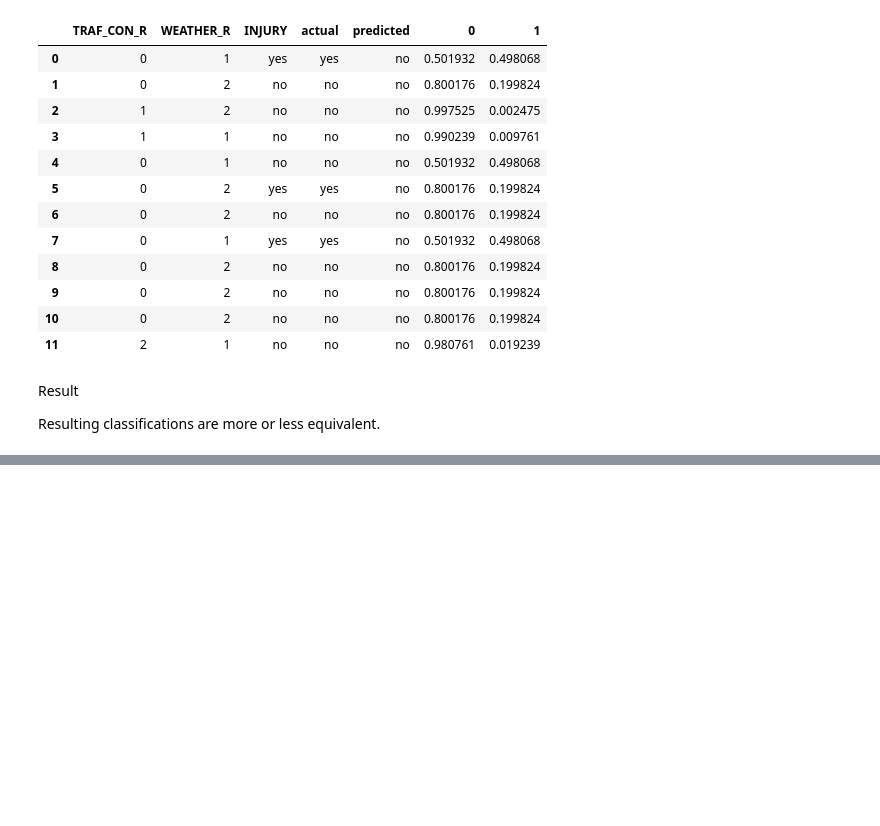
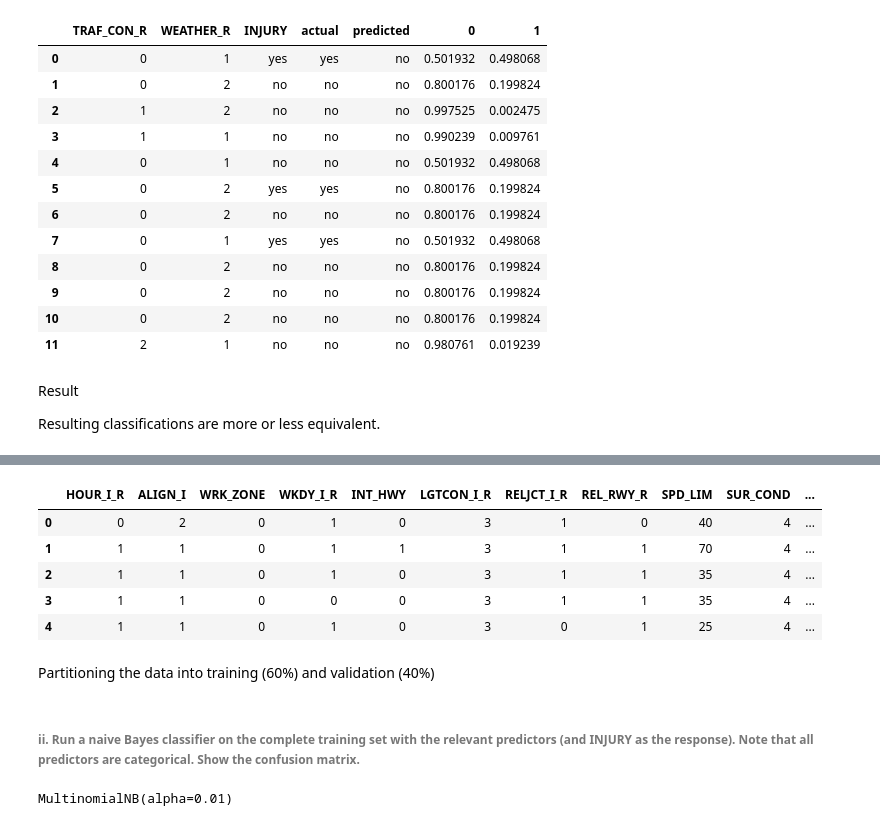
Before and after one commit to codes-at-elm/naive_bayes_classifier, a Jupyter notebook: automobile_accidents.ipynb, the cells around one changed output, grey strips where cells are left out. Drawn from its saved outputs; the diff is of its cells as text; code cells hidden in the pictures; blank space fills up the shorter version.

Commit message:
Added data description file. Added solutions to question 8.2 c.

```diff
--- a/automobile_accidents.ipynb
+++ b/automobile_accidents.ipynb
@@ -284,0 +306,18 @@ Resulting classifications are more or less equivalent.
+# %%
+predictors = ['HOUR_I_R', 'ALIGN_I', 'WRK_ZONE', 'WKDY_I_R', 'INT_HWY', 'LGTCON_I_R', 'RELJCT_I_R', 'REL_RWY_R', 'SPD_LIM', 'SUR_COND', 'WEATHER_R']
+# %%
+X = df[predictors]
+X = X.astype('category')
+display(X.head())
+X = pd.get_dummies(X)
+y = df['INJURY'].astype('category')
+classes = list(y.cat.categories)
+# %% [output]
+|  | HOUR_I_R | ALIGN_I | WRK_ZONE | WKDY_I_R | INT_HWY | LGTCON_I_R | RELJCT_I_R | REL_RWY_R | SPD_LIM | SUR_COND | ... |
+| 0 | 0 | 2 | 0 | 1 | 0 | 3 | 1 | 0 | 40 | 4 | ... |
+| 1 | 1 | 1 | 0 | 1 | 1 | 3 | 1 | 1 | 70 | 4 | ... |
+| 2 | 1 | 1 | 0 | 1 | 0 | 3 | 1 | 1 | 35 | 4 | ... |
+| 3 | 1 | 1 | 0 | 0 | 0 | 3 | 1 | 1 | 35 | 4 | ... |
+| 4 | 1 | 1 | 0 | 1 | 0 | 3 | 0 | 1 | 25 | 4 | ... |
+# %% [markdown]
+Partitioning the data into training (60%) and validation (40%)
@@ -284,0 +327,8 @@ Resulting classifications are more or less equivalent.
+# %% [markdown]
+###### ii. Run a naive Bayes classifier on the complete training set with the relevant predictors (and INJURY as the response). Note that all predictors are categorical. Show the confusion matrix.
+# %%
+# run naive Bayes
+delays_nb = MultinomialNB(alpha=0.01)
+delays_nb.fit(X_train, y_train)
+# %% [output]
+MultinomialNB(alpha=0.01)
```
Also changed, not shown: parts of 24 cells of this notebook, 1 other file.
